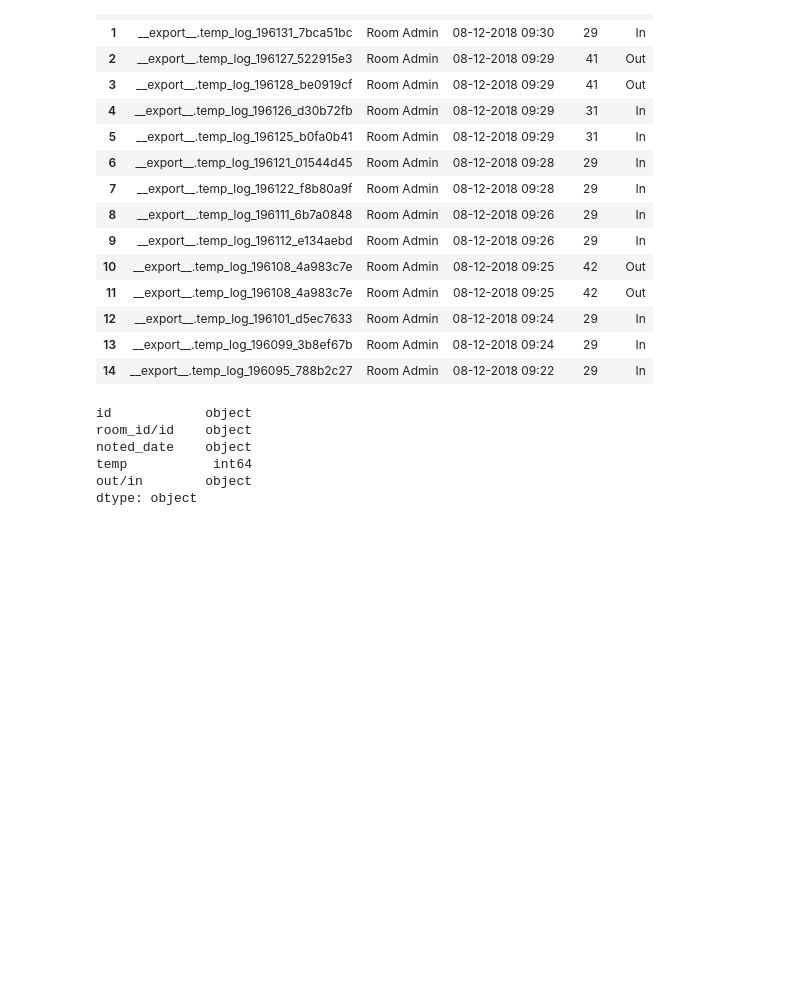
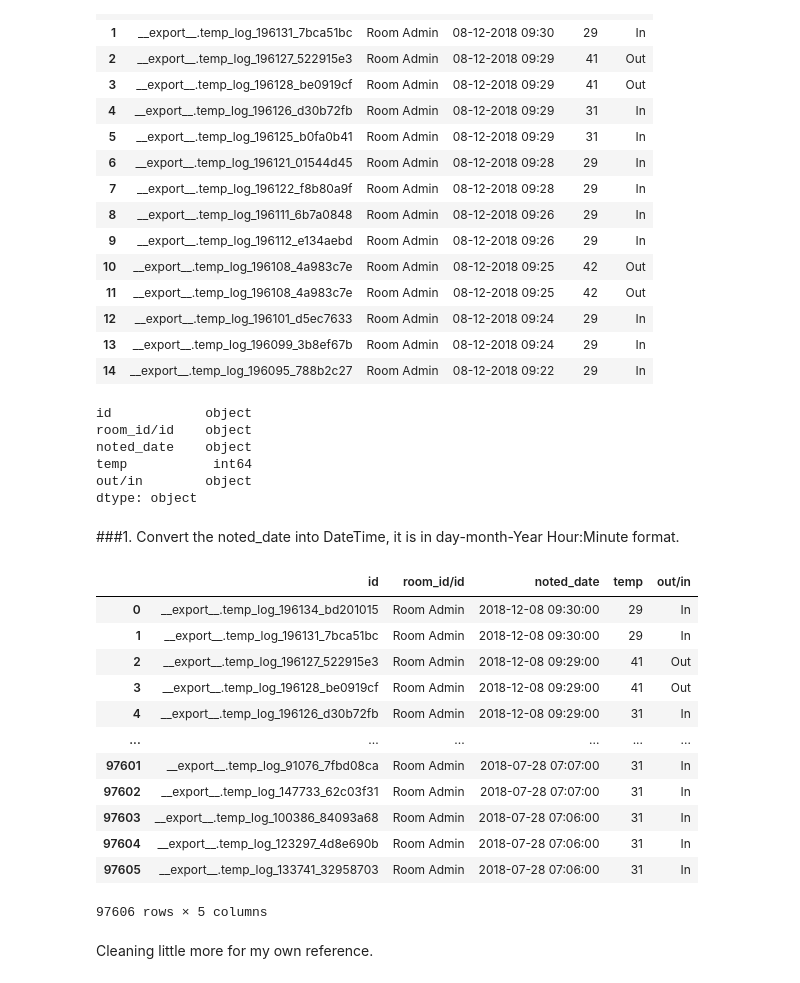
Before and after one commit to sovikapoudel/Data-Visualiation-Spring-2022, a Jupyter notebook: Quiz16.ipynb, the cells around one changed output. Saved outputs shown, nothing was run; the diff lists cells and outputs as text; code cells hidden in the pictures; blank space fills up the shorter version.

```diff
--- a/Quiz16.ipynb
+++ b/Quiz16.ipynb
@@ -32,3 +33,25 @@ noted_date    object
 temp           int64
 out/in        object
 dtype: object
+# %% [markdown]
+###1. Convert the noted_date into DateTime, it is in day-month-Year Hour:Minute format.
+# %%
+IOT_df.noted_date=pa.to_datetime(IOT_df.noted_date, format = '%d-%m-%Y %H:%M')
+#I noticed the date is not in a pandas datetime date. So, this code will change the date into into panda datetime format)
+IOT_df
+# %% [output]
+|  | id | room_id/id | noted_date | temp | out/in |
+| 0 | __export__.temp_log_196134_bd201015 | Room Admin | 2018-12-08 09:30:00 | 29 | In |
+| 1 | __export__.temp_log_196131_7bca51bc | Room Admin | 2018-12-08 09:30:00 | 29 | In |
+| 2 | __export__.temp_log_196127_522915e3 | Room Admin | 2018-12-08 09:29:00 | 41 | Out |
+| 3 | __export__.temp_log_196128_be0919cf | Room Admin | 2018-12-08 09:29:00 | 41 | Out |
+| 4 | __export__.temp_log_196126_d30b72fb | Room Admin | 2018-12-08 09:29:00 | 31 | In |
+| ... | ... | ... | ... | ... | ... |
+| 97601 | __export__.temp_log_91076_7fbd08ca | Room Admin | 2018-07-28 07:07:00 | 31 | In |
+| 97602 | __export__.temp_log_147733_62c03f31 | Room Admin | 2018-07-28 07:07:00 | 31 | In |
+| 97603 | __export__.temp_log_100386_84093a68 | Room Admin | 2018-07-28 07:06:00 | 31 | In |
+| 97604 | __export__.temp_log_123297_4d8e690b | Room Admin | 2018-07-28 07:06:00 | 31 | In |
+| 97605 | __export__.temp_log_133741_32958703 | Room Admin | 2018-07-28 07:06:00 | 31 | In |
+97606 rows × 5 columns
+# %% [markdown]
+Cleaning little more for my own reference.
```
Also changed, not shown: parts of 19 cells of this notebook.
